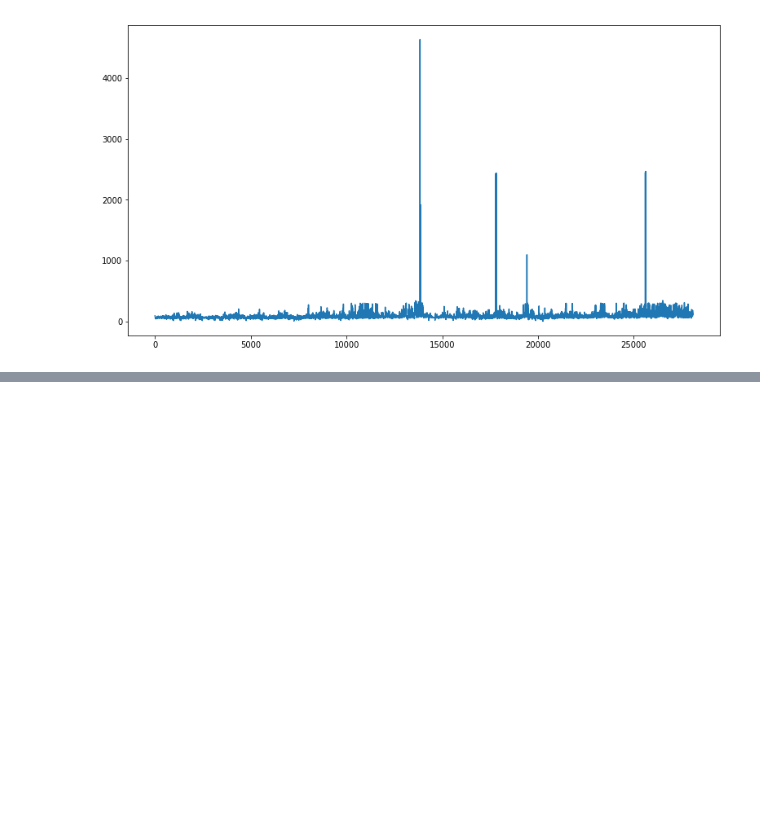
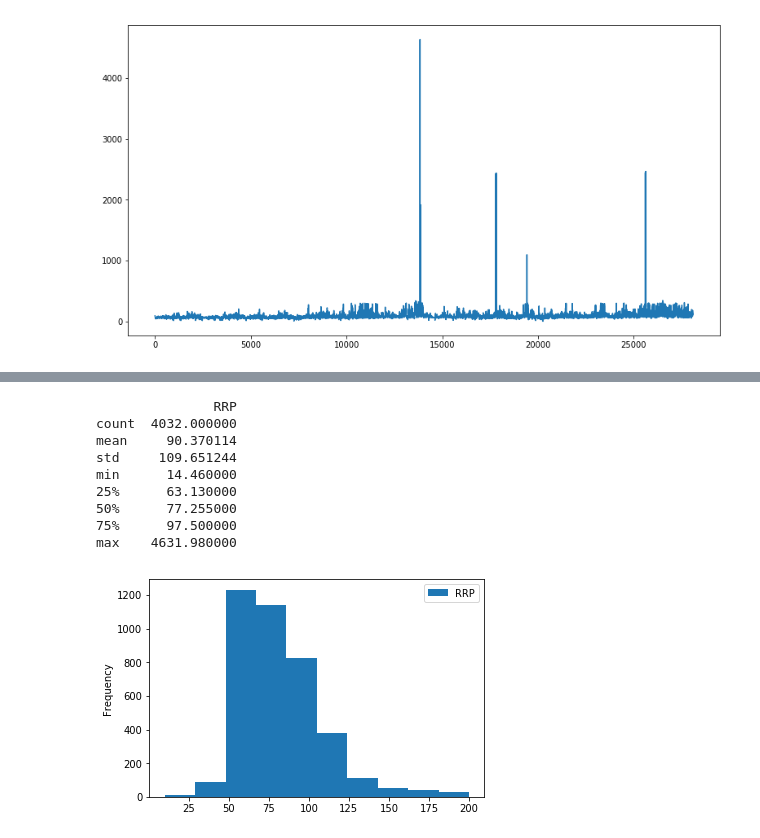
Before and after one commit to DonaldTurton/AT2_Advanced_Data_Algorithms, a Jupyter notebook: EDA_EnergyData.ipynb, the cells around one changed output, grey strips where cells are left out. Drawn from its saved outputs; the diff is of its cells as text; code cells hidden in the pictures; blank space fills up the shorter version.

```diff
--- a/EDA_EnergyData.ipynb
+++ b/EDA_EnergyData.ipynb
@@ -140,0 +204,17 @@ plt.show()
+# %%
+# Tuesday
+describe_Tuesday = Tuesday.describe()
+print(describe_Tuesday)
+Tuesday.plot(kind= 'hist', range=(10,200) )   #THE OUTLIER IS ON TUESDAY
+plt.show()
+# %% [output]
+               RRP
+count  4032.000000
+mean     90.370114
+std     109.651244
+min      14.460000
+25%      63.130000
+50%      77.255000
+75%      97.500000
+max    4631.980000
+[figure, added]
```
Also changed, not shown: parts of 9 cells of this notebook.
